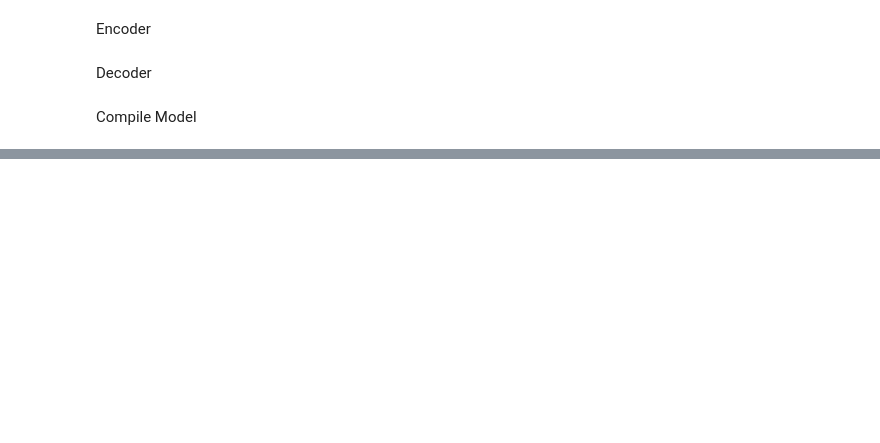
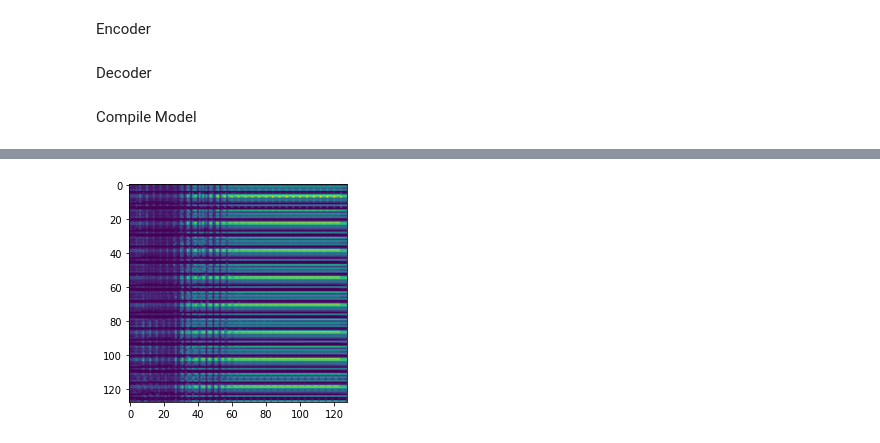
Before and after one commit to Loptt/forest-fire-detector, a Jupyter notebook: classifier_autoencoder.ipynb, the cells around one changed output, grey strips where cells are left out. Saved outputs shown, nothing was run; the diff lists cells and outputs as text; code cells hidden in the pictures; blank space fills up the shorter version.

```diff
--- a/classifier_autoencoder.ipynb
+++ b/classifier_autoencoder.ipynb
@@ -110,0 +132,3 @@ Epoch 1/50
+# %%
+encoder = Model(input_img, encoded, name="encoder")
+encoder.save("models/encoder.h5")
@@ -110,0 +144,7 @@ Epoch 1/50
+# %%
+imgs = np.array([img])
+output = encoder.predict(imgs)
+plt.imshow(output[0].reshape(32 * 4, 32 * 4).T)
+plt.show()
+# %% [output]
+[figure, added]
```
Also changed, not shown: parts of 18 cells of this notebook, 4 other files.
